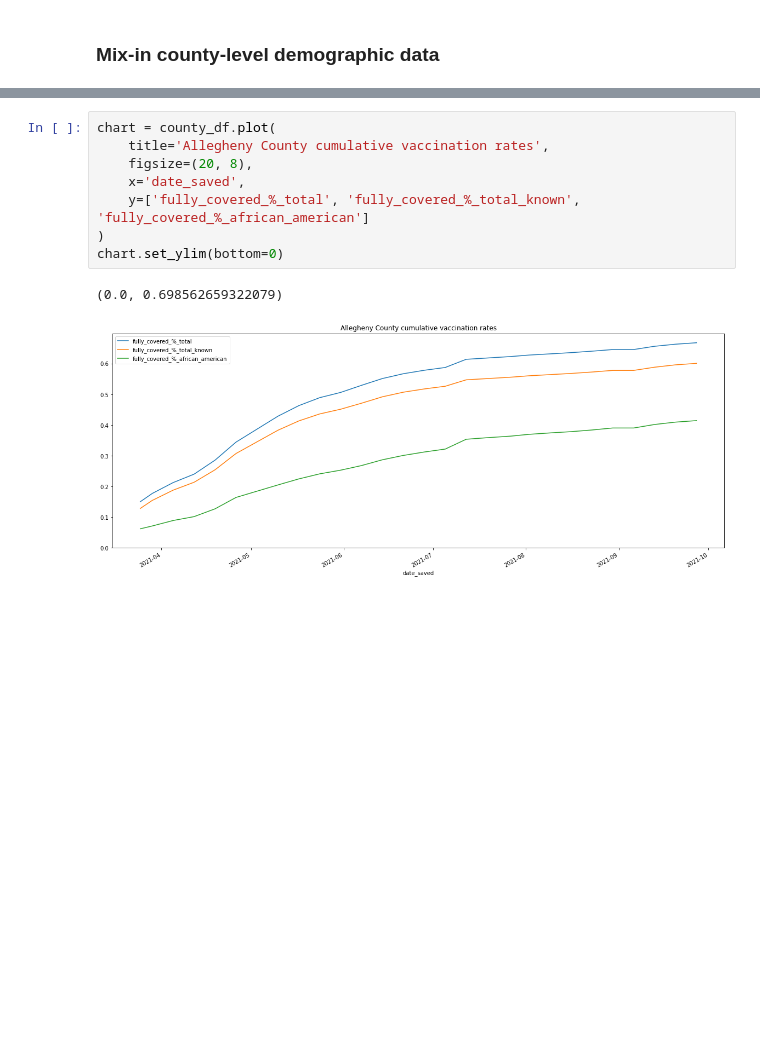
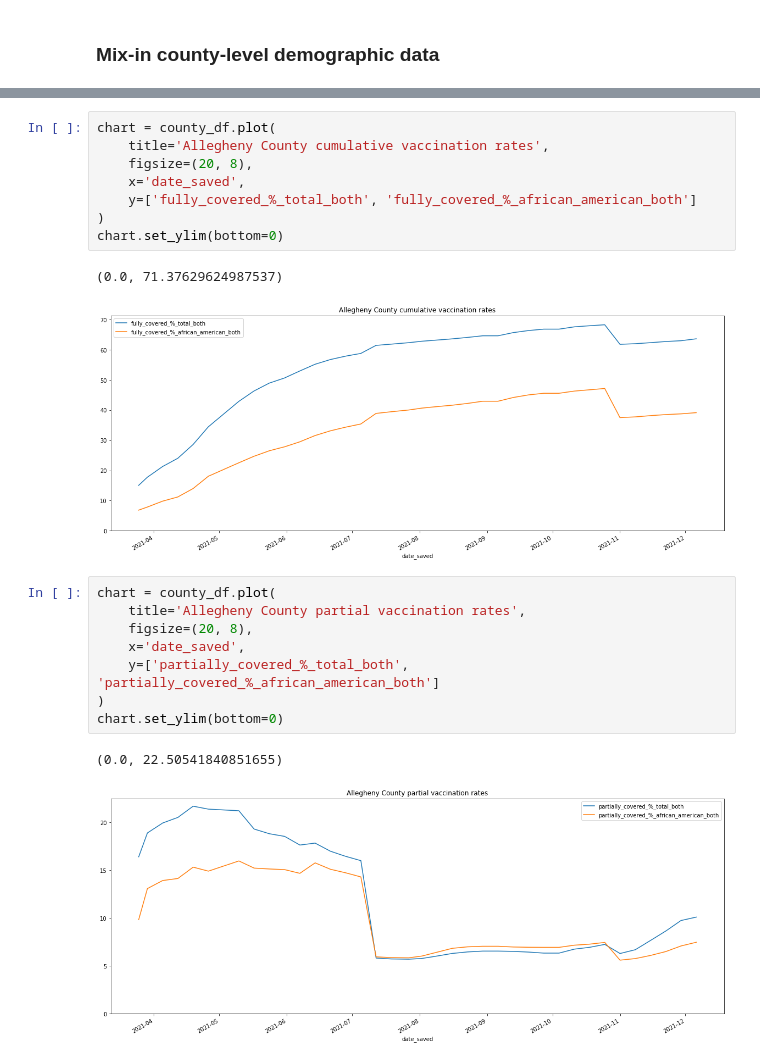
Before and after one commit to WPRDC/bec-vaccination-map, a Jupyter notebook: notebooks/vaccination-rates.ipynb, the cells around one changed output, grey strips where cells are left out. Saved outputs shown, nothing was run; the diff lists cells and outputs as text; blank space fills up the shorter version.

```diff
--- a/notebooks/vaccination-rates.ipynb
+++ b/notebooks/vaccination-rates.ipynb
@@ -219,10 +318,21 @@ chart = county_df.plot(
     title='Allegheny County cumulative vaccination rates',
     figsize=(20, 8),
     x='date_saved',
-    y=['fully_covered_%_total', 'fully_covered_%_total_known', 'fully_covered_%_african_american']
+    y=['fully_covered_%_total_both', 'fully_covered_%_african_american_both']
 )
 chart.set_ylim(bottom=0)
 # %% [output]
-(0.0, 0.698562659322079)
+(0.0, 71.37629624987537)
-[figure, old version]
+[figure, new version]
+# %%
+chart = county_df.plot(
+    title='Allegheny County partial vaccination rates',
+    figsize=(20, 8),
+    x='date_saved',
+    y=['partially_covered_%_total_both', 'partially_covered_%_african_american_both']
+)
+chart.set_ylim(bottom=0)
+# %% [output]
+(0.0, 22.50541840851655)
+[figure, added]
 # %%
```
Also changed, not shown: parts of 12 cells of this notebook, 1 other file.
